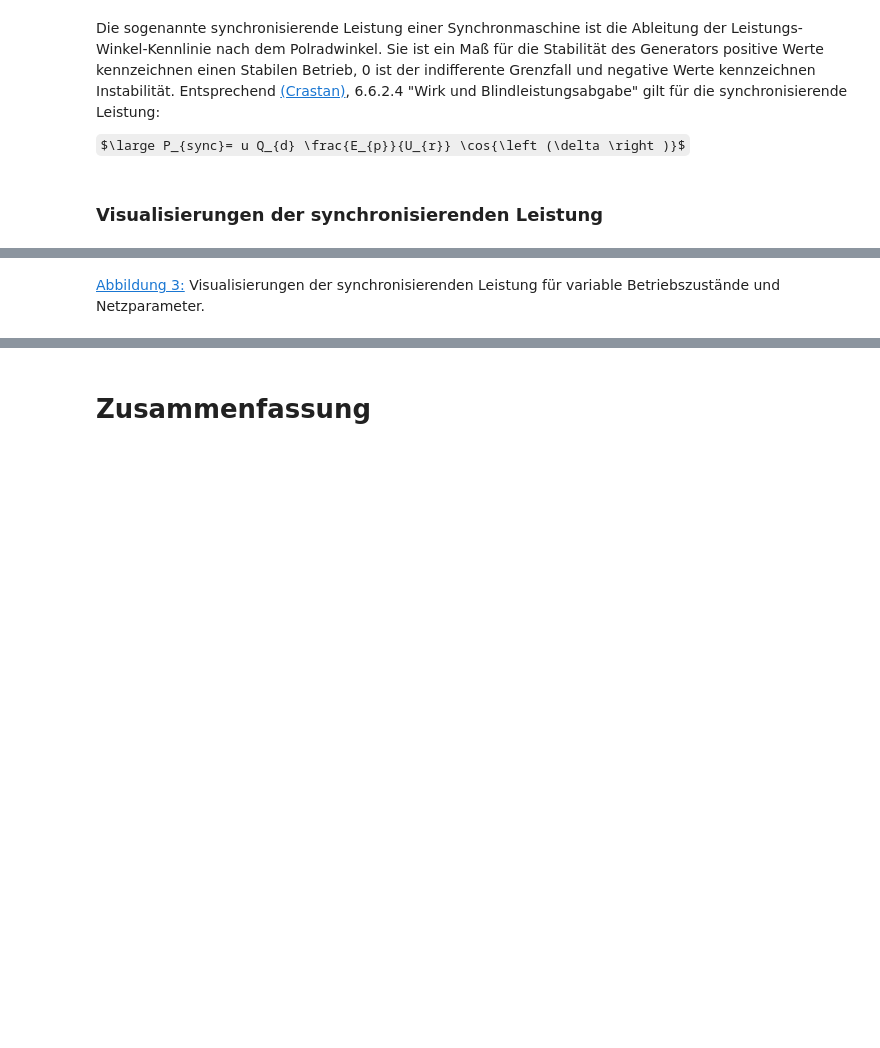
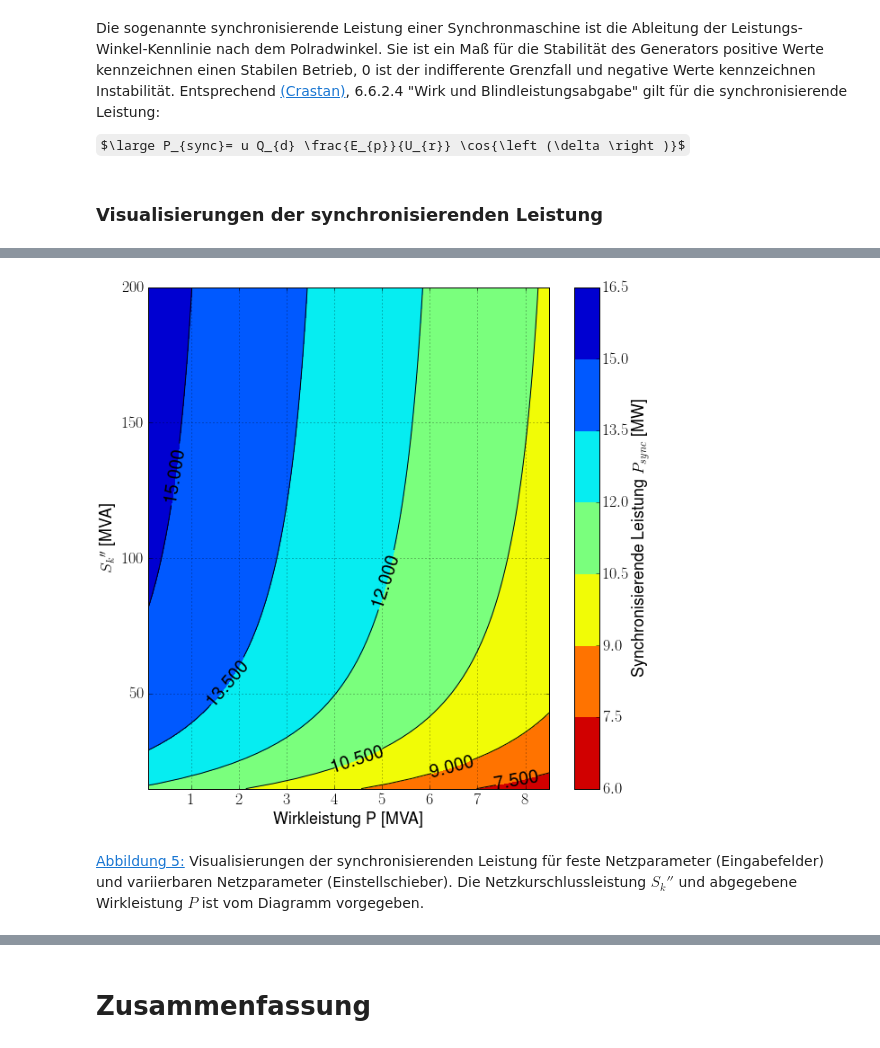
Before and after one commit to MalteJin/R0, a Jupyter notebook: Stabilitaetsbetrachtungen.ipynb, the cells around one changed output, grey strips where cells are left out. Saved outputs shown, nothing was run; the diff lists cells and outputs as text; code cells hidden in the pictures; some formulas as TeX source; blank space fills up the shorter version.

```diff
--- a/Stabilitaetsbetrachtungen.ipynb
+++ b/Stabilitaetsbetrachtungen.ipynb
@@ -699,2 +634,49 @@ plt.show()
+# %%
+@np.vectorize
+def func(x,y): #X=P,Y=Skss,Z=Psync
+
+    P=x
+    Skss   =y
+
+    X_L=XsLine * LineLength
+    X_Q=Urt**2/Skss
+    X_N=X_T+X_L+X_Q
+    QdN =3*Urt**2/(Xdt+X_N)
+    Q= P*tan(arccos(cosPhi))
+
+    dltDeg=dltFun(P,Q,u,QdN) *180/pi
+    EpT    =EpTfun(dltDeg *pi/180,Q,u,QdN)
+
+    Psync=u*QdN*EpT/Urt*cos(dltDeg *pi/180)
+    return Psync
+
+cosPhi=cosPhi_Slider.value
+u=u_Slider.value
+LineLength =LineLength_Slider.value
+
+N = 100
+xReversed=np.linspace(-1*Pn,0,N,endpoint=False)
+#Reversed and negative array (no startpoint=False option available)
+x = -1*xReversed[::-1]
+#x = np.linspace(0.0001, Pn, N)  #X=P
+y = np.linspace(Skss_Slider.min,Skss_Slider.max, N) #Y=Skss,
+X,Y = np.meshgrid(x,y)
+X = X.T #needed?
+Y = Y.T
+
+Z = func(X, Y) #Z=Psync
+
+CS=plt.contour(X, Y, Z,colors=('black'))
+plt.clabel(CS, inline=1, fontsize=20)
+plt.contourf(X, Y, Z,cmap='jet_r')
+cbar = plt.colorbar(label='Synchronisierende Leistung $P_{sync}$ [MW]')
+plt.xlabel("Wirkleistung P [MVA]")
+plt.ylabel("$S_k{''}$ [MVA]")
+plt.grid(True)
+font = {'weight' : 'normal','size':18}
+plt.rc('font', **font)  #Change the font size for all plot elements
+plt.show()
+# %% [output]
+[figure, added]
 # %% [markdown]
-[Abbildung 3:](#Fig3) Visualisierungen der synchronisierenden Leistung für variable Betriebszustände und Netzparameter.
+[Abbildung 5:](#Fig5) Visualisierungen der synchronisierenden Leistung für feste Netzparameter (Eingabefelder) und variierbaren Netzparameter (Einstellschieber). Die Netzkurschlussleistung $S_k{''}$ und abgegebene Wirkleistung $P$ ist vom Diagramm vorgegeben.
```
Also changed, not shown: parts of 43 cells of this notebook.
